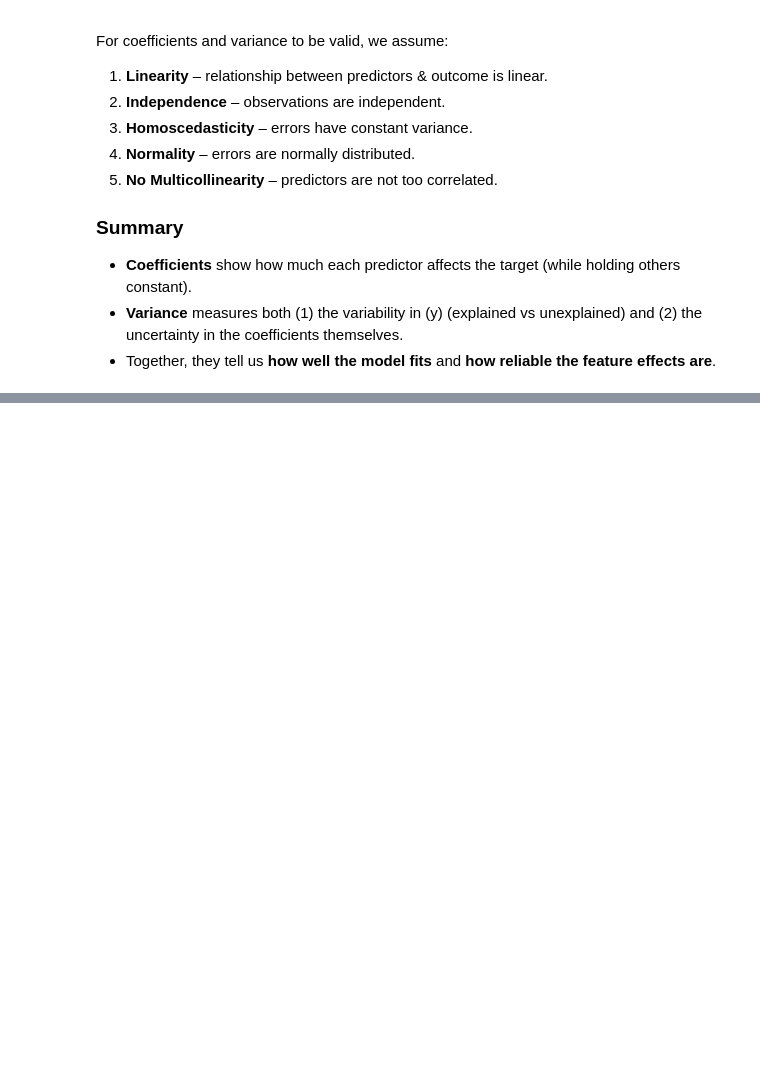
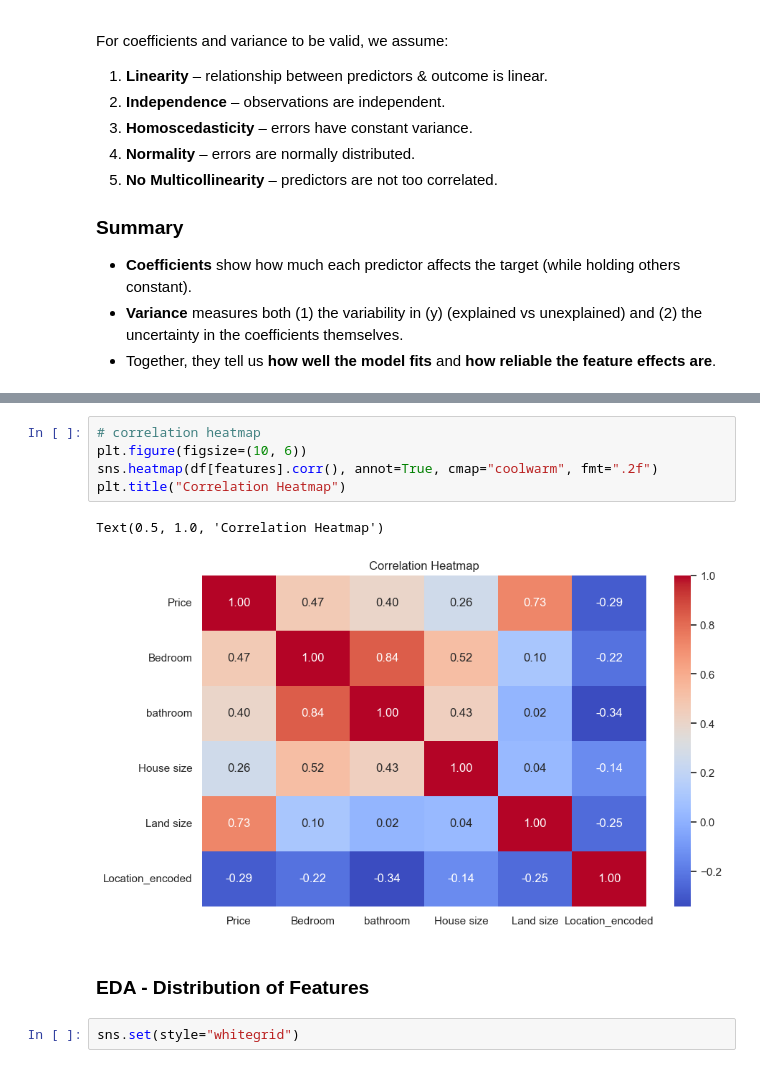
Before and after one commit to bonareri/data-science-class, a Jupyter notebook: 06-Machine_Learning/04_Regression.ipynb, the cells around one changed output, grey strips where cells are left out. Saved outputs shown, nothing was run; the diff lists cells and outputs as text; blank space fills up the shorter version.

```diff
--- a/06-Machine_Learning/04_Regression.ipynb
+++ b/06-Machine_Learning/04_Regression.ipynb
@@ -248,0 +815,12 @@ For coefficients and variance to be valid, we assume:
+# %%
+# correlation heatmap
+plt.figure(figsize=(10, 6))
+sns.heatmap(df[features].corr(), annot=True, cmap="coolwarm", fmt=".2f")
+plt.title("Correlation Heatmap")
+# %% [output]
+Text(0.5, 1.0, 'Correlation Heatmap')
+[figure, added]
+# %% [markdown]
+### EDA - Distribution of Features
+# %%
+sns.set(style="whitegrid")
```
Also changed, not shown: parts of 91 cells of this notebook, 5 other files.
